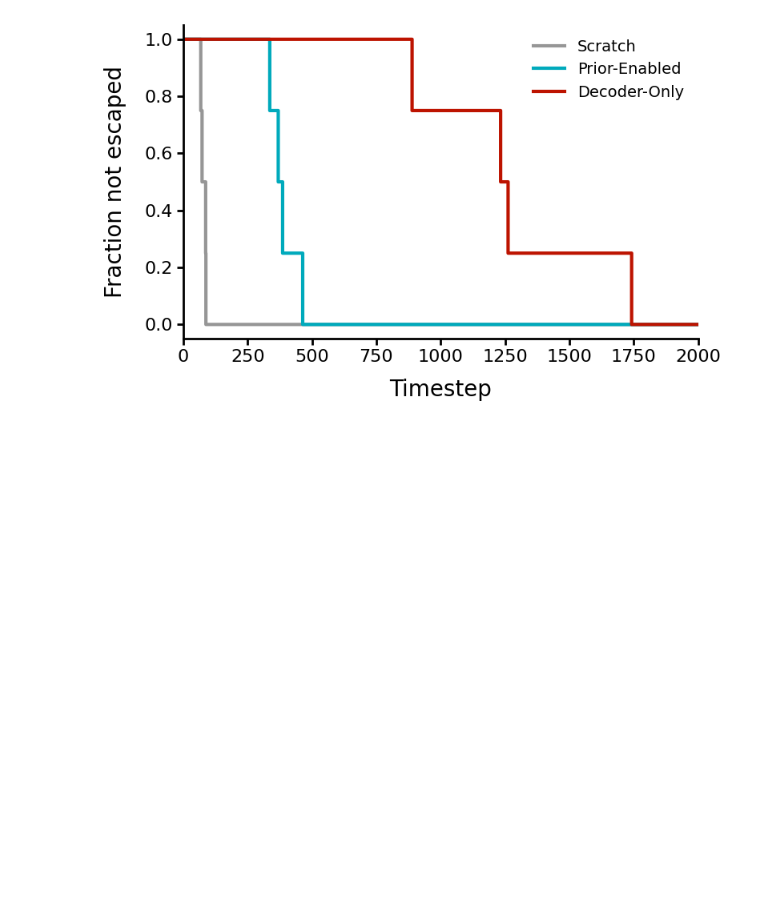
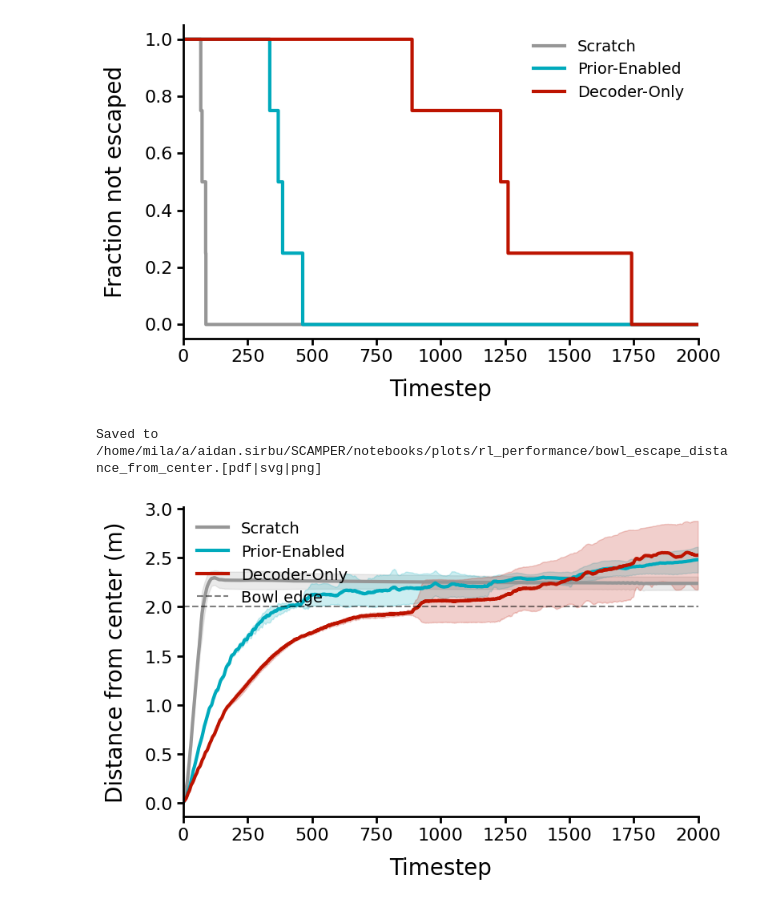
Before and after one commit to asirbu77/SCAMPER, a Jupyter notebook: notebooks/analysis/bowl_escape_multi_model.ipynb, the cells around one changed output. Saved outputs shown, nothing was run; the diff lists cells and outputs as text; code cells hidden in the pictures; blank space fills up the shorter version.

```diff
--- a/notebooks/analysis/bowl_escape_multi_model.ipynb
+++ b/notebooks/analysis/bowl_escape_multi_model.ipynb
@@ -236,3 +242,46 @@ plt.show()
 # %% [output]
 Saved to /home/mila/a/aidan.sirbu/SCAMPER/notebooks/plots/rl_performance/bowl_escape_survival.[pdf|svg|png]
 [figure]
+# %%
+# Distance from center vs timestep (mean +/- std across rollouts per mode)
+
+fig, ax = plt.subplots(figsize=(8, 5))
+
+episode_length = len(grouped[modes_with_data[0]][0])
+timesteps = np.arange(episode_length)
+
+for mode in modes_with_data:
+    label = MODE_LABELS[mode]
+    dists = np.array(grouped[mode])  # (n_rollouts, episode_length)
+    mean = np.mean(dists, axis=0)
+    std = np.std(dists, axis=0)
+
+    ax.plot(timesteps, mean, color=palette[label], linewidth=3, label=label)
+    ax.fill_between(timesteps, mean - std, mean + std, color=palette[label], alpha=0.2)
+
+# Bowl edge reference line
+ax.axhline(y=BOWL_HSIZE, color="black", linestyle="--", linewidth=1.5, alpha=0.5, label="Bowl edge")
+
+ax.set_xlabel("Timestep", fontsize=20, labelpad=12)
+ax.set_ylabel("Distance from center (m)", fontsize=20, labelpad=16)
+ax.set_xlim(0, episode_length)
+ax.tick_params(labelsize=16, width=2, length=6)
+
+sns.despine(ax=ax)
+for spine in ["left", "bottom"]:
+    ax.spines[spine].set_linewidth(2)
+
+ax.legend(fontsize=14, frameon=False, loc="upper left")
+
+plt.tight_layout()
+
+save_name = "bowl_escape_distance_from_center"
+fig.savefig(save_dir / f"{save_name}.pdf", bbox_inches="tight")
+fig.savefig(save_dir / f"{save_name}.svg", bbox_inches="tight")
+fig.savefig(save_dir / f"{save_name}.png", bbox_inches="tight")
+print(f"Saved to {save_dir / save_name}.[pdf|svg|png]")
+
+plt.show()
+# %% [output]
+Saved to /home/mila/a/aidan.sirbu/SCAMPER/notebooks/plots/rl_performance/bowl_escape_distance_from_center.[pdf|svg|png]
+[figure, added]
```
Also changed, not shown: parts of 1 cell of this notebook.
